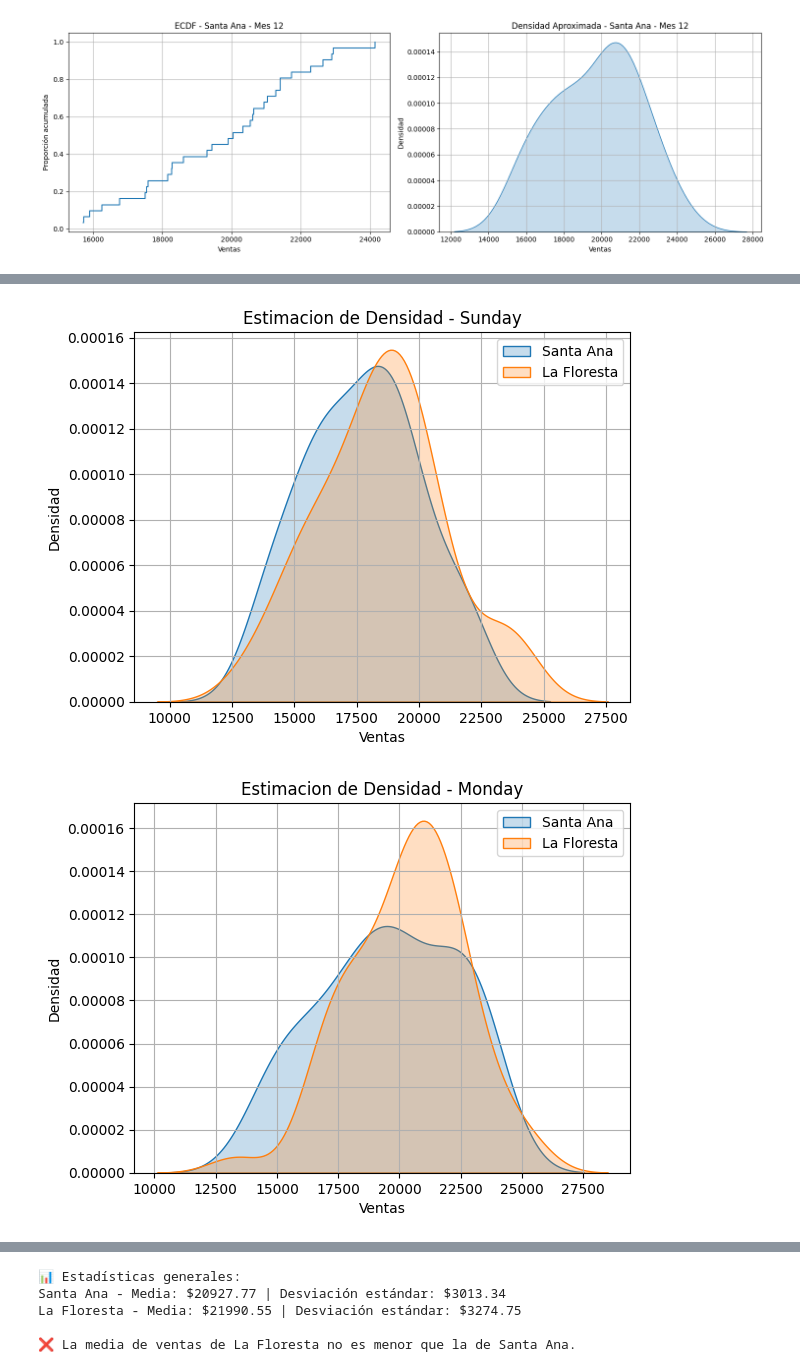
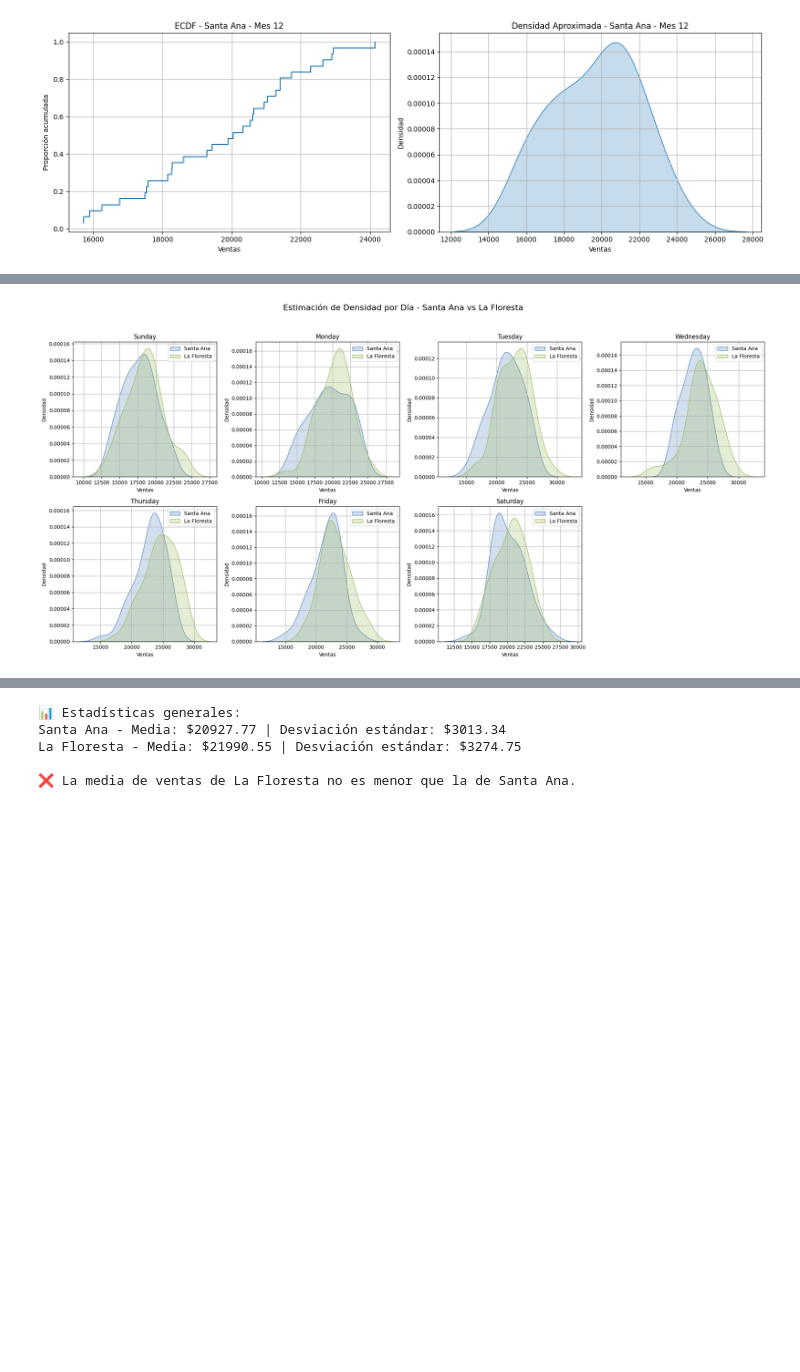
Before and after one commit to abrilnoguera/TPFinal-PEIA, a Jupyter notebook: TP Final.ipynb, the cells around one changed output, grey strips where cells are left out. Drawn from its saved outputs; the diff is of its cells as text; code cells hidden in the pictures; blank space fills up the shorter version.

```diff
--- a/TP Final.ipynb
+++ b/TP Final.ipynb
@@ -233,7 +201,7 @@ la_floresta_df
 # %%
-santa_ana_df['Fecha'] = pd.to_datetime(santa_ana_df['Fecha'])
-la_floresta_df['Fecha'] = pd.to_datetime(la_floresta_df['Fecha'])
+df_santa_ana['Fecha'] = pd.to_datetime(df_santa_ana['Fecha'])
+df_la_floresta['Fecha'] = pd.to_datetime(df_la_floresta['Fecha'])
 
-santa_ana_df['Mes'] = santa_ana_df['Fecha'].dt.month
-la_floresta_df['Mes'] = la_floresta_df['Fecha'].dt.month
+df_santa_ana['Mes'] = df_santa_ana['Fecha'].dt.month
+df_la_floresta['Mes'] = df_la_floresta['Fecha'].dt.month
 # %%
@@ -388,6 +406,6 @@ ICE (99%) para La Floresta mes 12: [16119.939731484674, 27112.62087948491]
 # %% [markdown]
 ![image.png](attachment:image.png)
 # %%
-santa_ana_df['DiaSemana'] = santa_ana_df['Fecha'].dt.day_name()
-la_floresta_df['DiaSemana'] = la_floresta_df['Fecha'].dt.day_name()
+df_santa_ana['DiaSemana'] = df_santa_ana['Fecha'].dt.day_name()
+df_la_floresta['DiaSemana'] = df_la_floresta['Fecha'].dt.day_name()
 # %%
@@ -423,14 +443,31 @@ for dia in dias:
 # %%
-for dia in dias:
-    plt.figure()
-    sns.kdeplot(data=santa_ana_df[santa_ana_df['DiaSemana'] == dia], x='Ventas', label='Santa Ana', fill=True)
-    sns.kdeplot(data=la_floresta_df[la_floresta_df['DiaSemana'] == dia], x='Ventas', label='La Floresta', fill=True)
-    plt.title(f"Estimacion de Densidad - {dia}")
-    plt.xlabel("Ventas")
-    plt.ylabel("Densidad")
-    plt.legend()
-    plt.grid(True)
-    plt.show()
+fig, axs = plt.subplots(2, 4, figsize=(20, 10))
+fig.suptitle("Estimación de Densidad por Día - Santa Ana vs La Floresta", fontsize=16)
+
+for i, dia in enumerate(dias):
+    row, col = divmod(i, 4)
+    ax = axs[row, col]
+
+    sns.kdeplot(
+        data=df_santa_ana[df_santa_ana['DiaSemana'] == dia],
+        x='Ventas', label='Santa Ana', fill=True, ax=ax, color=colores[0]
+    )
+    sns.kdeplot(
+        data=df_la_floresta[df_la_floresta['DiaSemana'] == dia],
+        x='Ventas', label='La Floresta', fill=True, ax=ax, color=colores[1]
+    )
+
+    ax.set_title(dia)
+    ax.set_xlabel('Ventas')
+    ax.set_ylabel('Densidad')
+    ax.grid(True)
+    ax.legend(loc='upper right')
+
+# Eliminar subplot vacío si hay menos de 8
+if len(dias) < 8:
+    axs[1, 3].axis('off')
+
+plt.tight_layout(rect=[0, 0, 1, 0.95])
+plt.show()
 # %% [output]
-[figure, old version]
+[figure, new version]
-[figure, removed]
```
Also changed, not shown: parts of 37 cells of this notebook.
